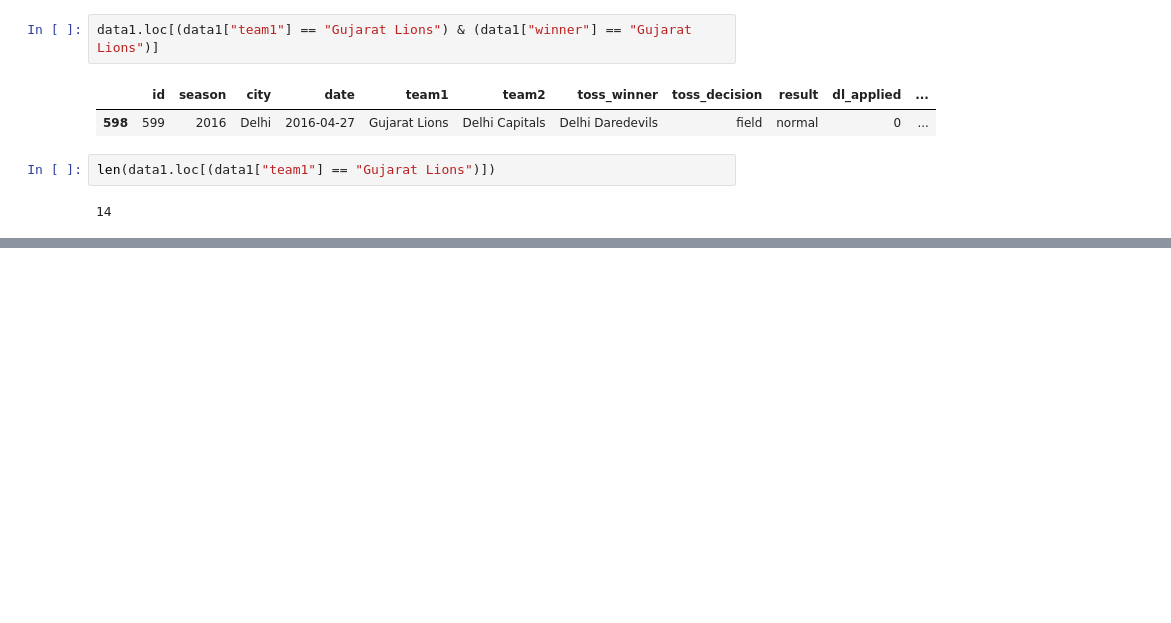
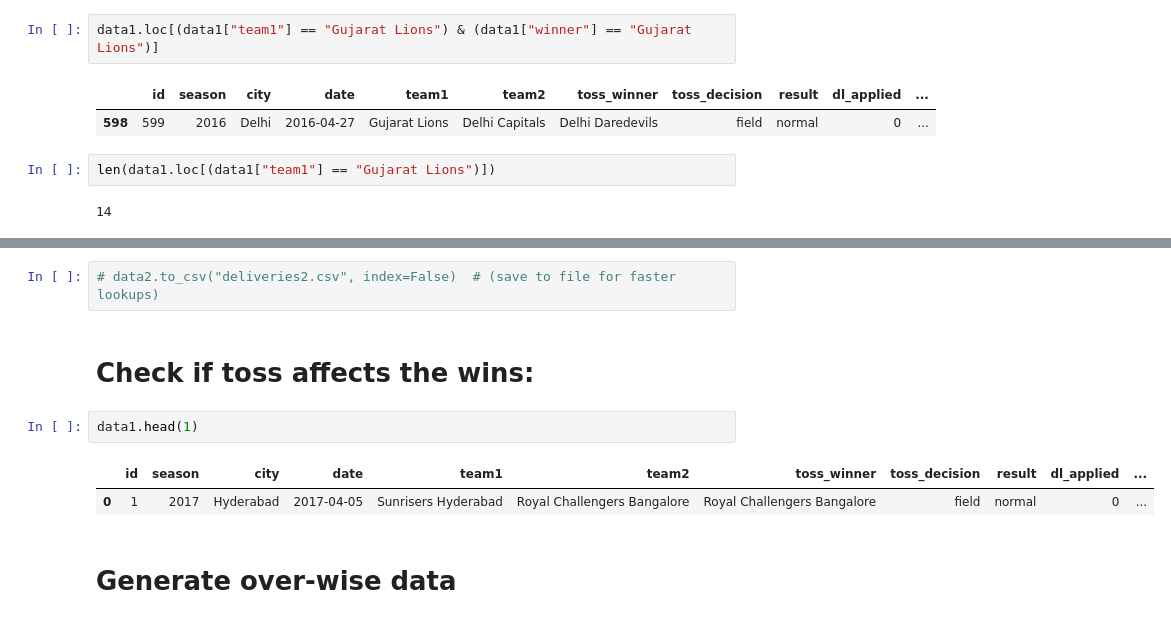
Before and after one commit to anuran-roy/sparks-foundation, a Jupyter notebook: Task 5/ipl.ipynb, the cells around one changed output, grey strips where cells are left out. Saved outputs shown, nothing was run; the diff lists cells and outputs as text; blank space fills up the shorter version.

```diff
--- a/Task 5/ipl.ipynb
+++ b/Task 5/ipl.ipynb
@@ -697,0 +782,11 @@ print(cl)
+# %%
+# data2.to_csv("deliveries2.csv", index=False)  # (save to file for faster lookups)
+# %% [markdown]
+# Check if toss affects the wins:
+# %%
+data1.head(1)
+# %% [output]
+|  | id | season | city | date | team1 | team2 | toss_winner | toss_decision | result | dl_applied | ... |
+| 0 | 1 | 2017 | Hyderabad | 2017-04-05 | Sunrisers Hyderabad | Royal Challengers Bangalore | Royal Challengers Bangalore | field | normal | 0 | ... |
+# %% [markdown]
+# Generate over-wise data
```
Also changed, not shown: parts of 42 cells of this notebook, 7 other files.
